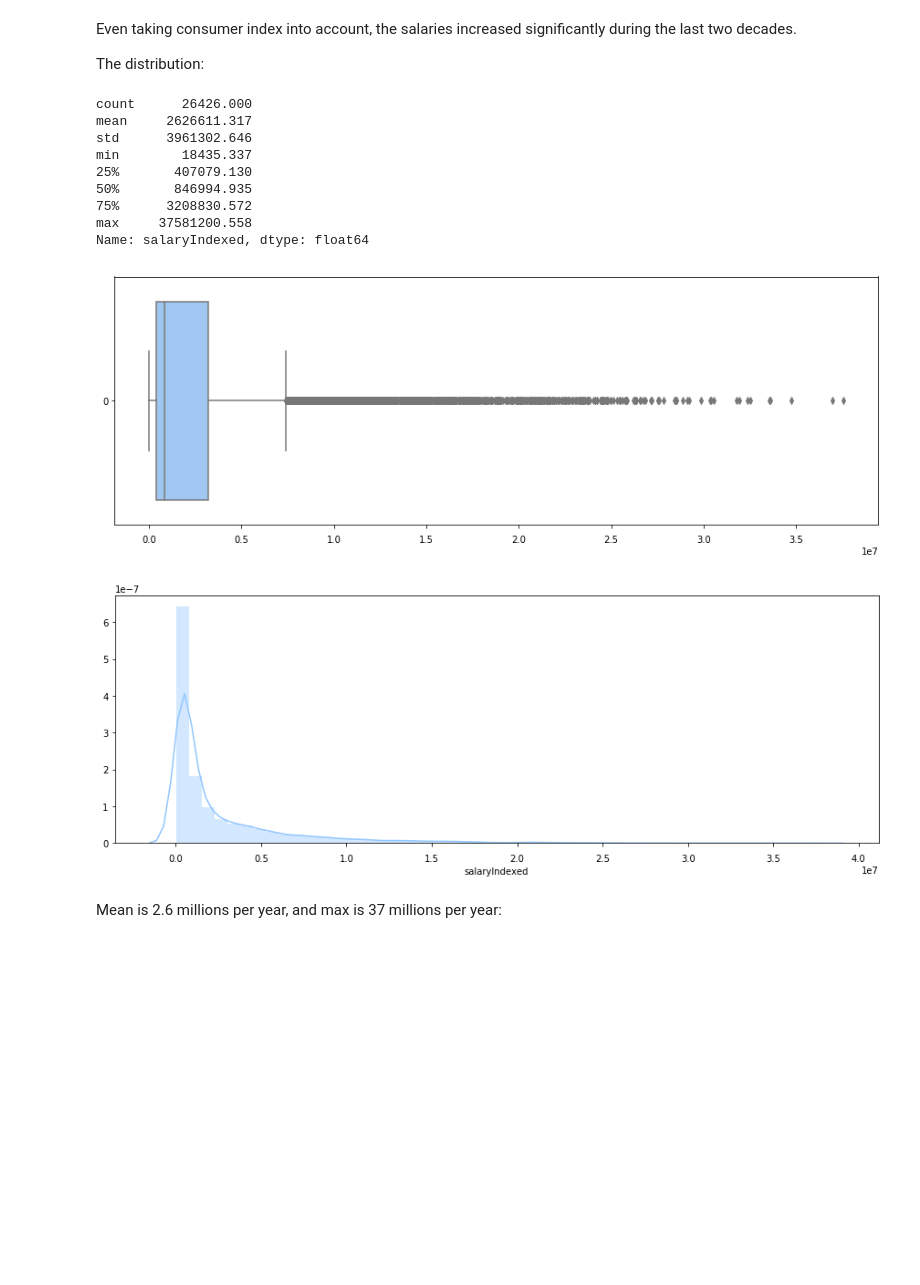
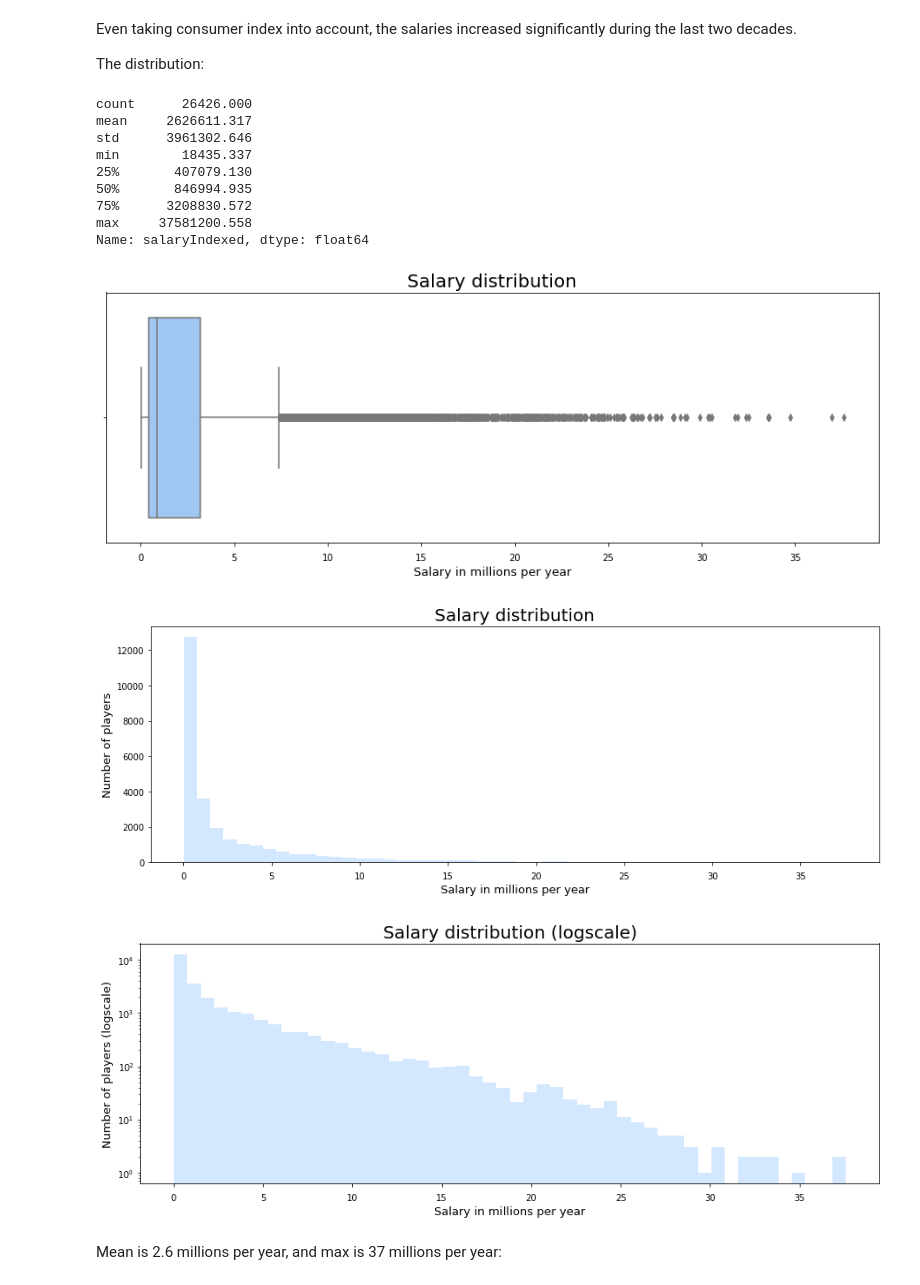
Before and after one commit to rshest/data-analyst-projects, a Jupyter notebook: p2.investigate-a-dataset/p2.investigate-a-dataset.ipynb, the cells around one changed output. Drawn from its saved outputs; the diff is of its cells as text; code cells hidden in the pictures; blank space fills up the shorter version.

```diff
--- a/p2.investigate-a-dataset/p2.investigate-a-dataset.ipynb
+++ b/p2.investigate-a-dataset/p2.investigate-a-dataset.ipynb
@@ -531,25 +539,38 @@ Even taking consumer index into account, the salaries increased significantly du
 The distribution:
 # %%
 fig, ax = plt.subplots(figsize=(15, 5))
-sns.boxplot(ax=ax, data=SALARIES['salaryIndexed'], orient='h')
+plt.title('Salary distribution', fontsize=20)
+sns.boxplot(SALARIES['salaryIndexed']*1e-6, ax=ax, orient='h')
+plt.xlabel('Salary in millions per year', fontsize=13)
 
-plt.subplots(figsize=(15, 5))
-sns.distplot(SALARIES['salaryIndexed'])
+def plot_salaries_dist(yscale=None):
+    fig, ax = plt.subplots(figsize=(15, 5))
+    sns.distplot(SALARIES['salaryIndexed']*1e-6, ax=ax, norm_hist=False, kde=False)
+    suffix = ' (logscale)' if yscale == 'log' else ''
+    plt.title('Salary distribution' + suffix, fontsize=20)
+    plt.xlabel('Salary in millions per year', fontsize=13)
+    plt.ylabel('Number of players' + suffix, size=13)
+    ax.set_yscale(yscale)
+
+plot_salaries_dist('linear')
+plot_salaries_dist('log')
+
 
 pd.set_option('display.float_format', lambda x: '%.3f' % x)
 SALARIES['salaryIndexed'].describe()
 # %% [output]
 count      26426.000
 mean     2626611.317
 std      3961302.646
 min        18435.337
 25%       407079.130
 50%       846994.935
 75%      3208830.572
 max     37581200.558
 Name: salaryIndexed, dtype: float64
-[figure, old version]
+[figure, new version]
-[figure, old version]
+[figure, new version]
+[figure, added]
 # %% [markdown]
 Mean is 2.6 millions per year, and max is 37 millions per year:
 # %%
```
Also changed, not shown: parts of 6 cells of this notebook, 1 other file.
